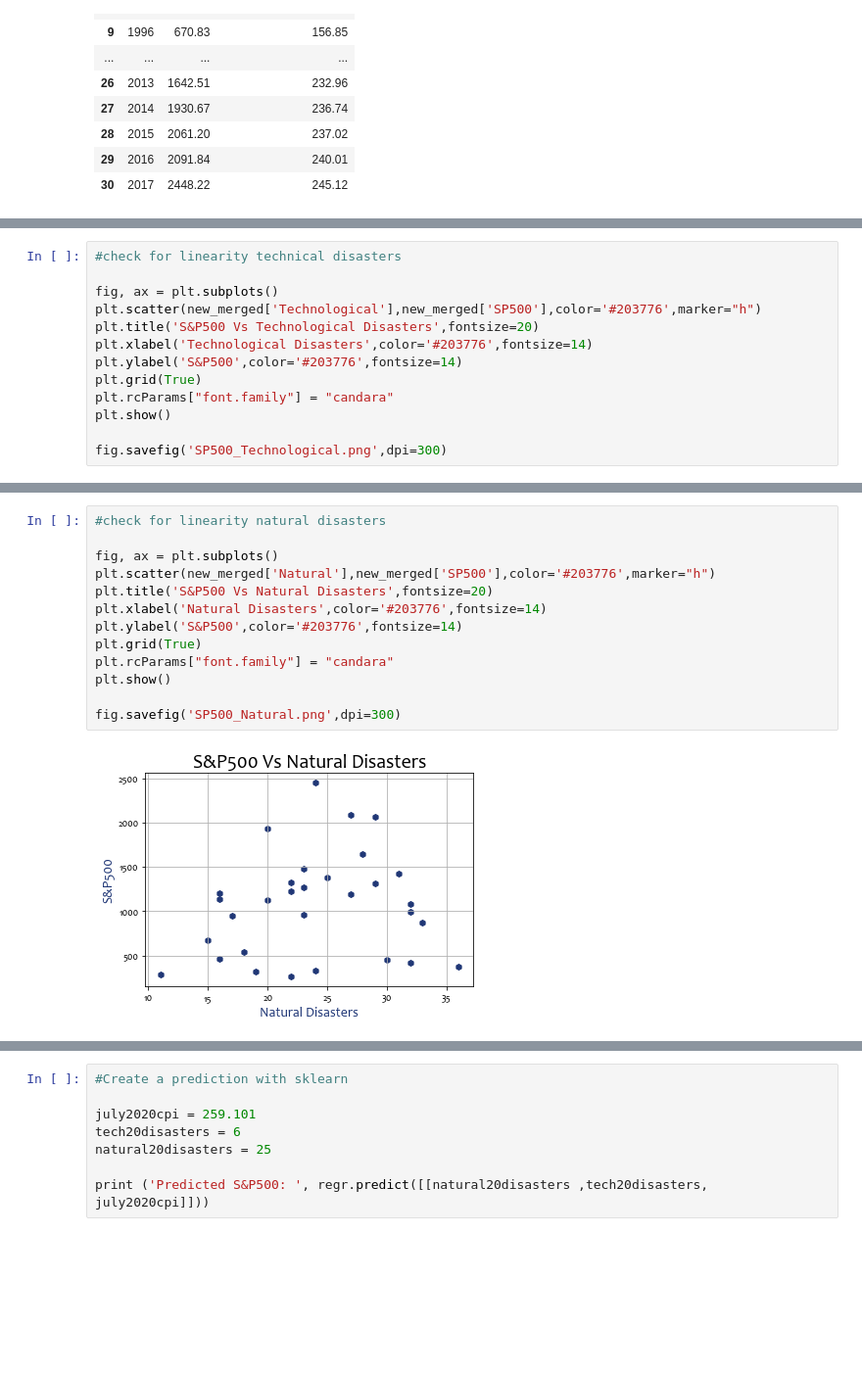
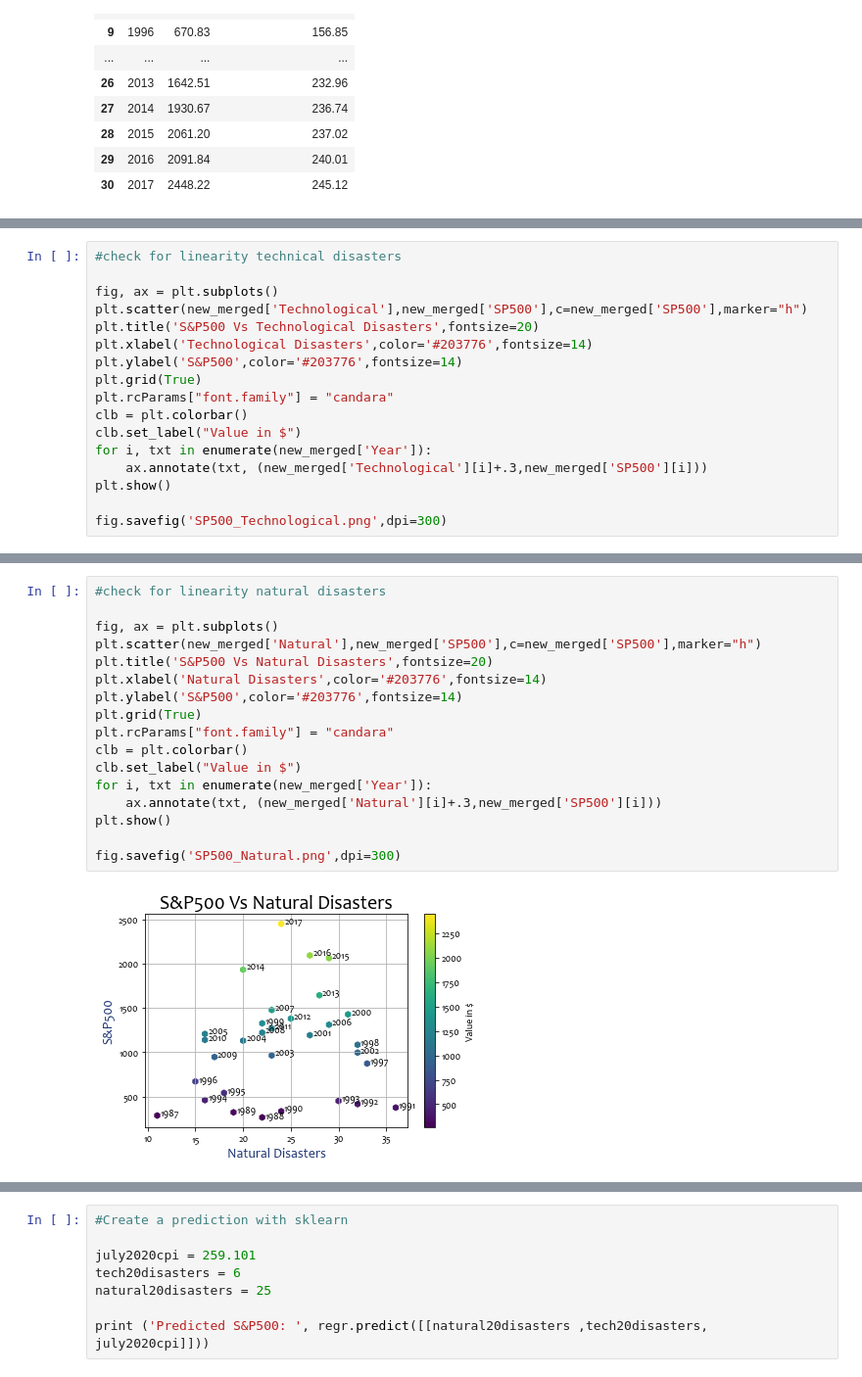
Before and after one commit to emobes22/Stock-Predictions, a Jupyter notebook: alynda_multipleregression/Multiple Linear Regression_31 year.ipynb, the cells around one changed output, grey strips where cells are left out. Shown at 98% size. Drawn from its saved outputs; the diff is of its cells as text; blank space fills up the shorter version.

```diff
--- a/alynda_multipleregression/Multiple Linear Regression_31 year.ipynb
+++ b/alynda_multipleregression/Multiple Linear Regression_31 year.ipynb
@@ -56,12 +67,16 @@ new_merged.head()
 #check for linearity technical disasters
 
 fig, ax = plt.subplots()
-plt.scatter(new_merged['Technological'],new_merged['SP500'],color='#203776',marker="h")
+plt.scatter(new_merged['Technological'],new_merged['SP500'],c=new_merged['SP500'],marker="h")
 plt.title('S&P500 Vs Technological Disasters',fontsize=20)
 plt.xlabel('Technological Disasters',color='#203776',fontsize=14)
 plt.ylabel('S&P500',color='#203776',fontsize=14)
 plt.grid(True)
 plt.rcParams["font.family"] = "candara"
+clb = plt.colorbar()
+clb.set_label("Value in $")
+for i, txt in enumerate(new_merged['Year']):
+    ax.annotate(txt, (new_merged['Technological'][i]+.3,new_merged['SP500'][i]))
 plt.show()
 
 fig.savefig('SP500_Technological.png',dpi=300)
@@ -70,18 +85,22 @@ fig.savefig('SP500_Technological.png',dpi=300)
 # %%
 #check for linearity natural disasters
 
 fig, ax = plt.subplots()
-plt.scatter(new_merged['Natural'],new_merged['SP500'],color='#203776',marker="h")
+plt.scatter(new_merged['Natural'],new_merged['SP500'],c=new_merged['SP500'],marker="h")
 plt.title('S&P500 Vs Natural Disasters',fontsize=20)
 plt.xlabel('Natural Disasters',color='#203776',fontsize=14)
 plt.ylabel('S&P500',color='#203776',fontsize=14)
 plt.grid(True)
 plt.rcParams["font.family"] = "candara"
+clb = plt.colorbar()
+clb.set_label("Value in $")
+for i, txt in enumerate(new_merged['Year']):
+    ax.annotate(txt, (new_merged['Natural'][i]+.3,new_merged['SP500'][i]))
 plt.show()
 
 fig.savefig('SP500_Natural.png',dpi=300)
 # %% [output]
-[figure, old version]
+[figure, new version]
 # %%
 #check for linearity consumer price index
 
```
Also changed, not shown: parts of 6 cells of this notebook.
